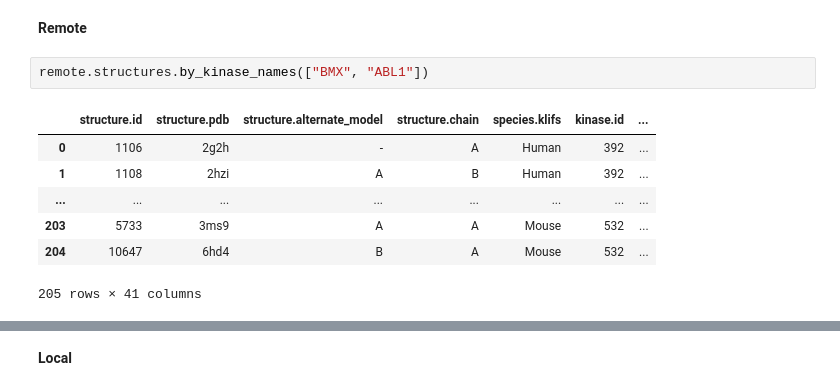
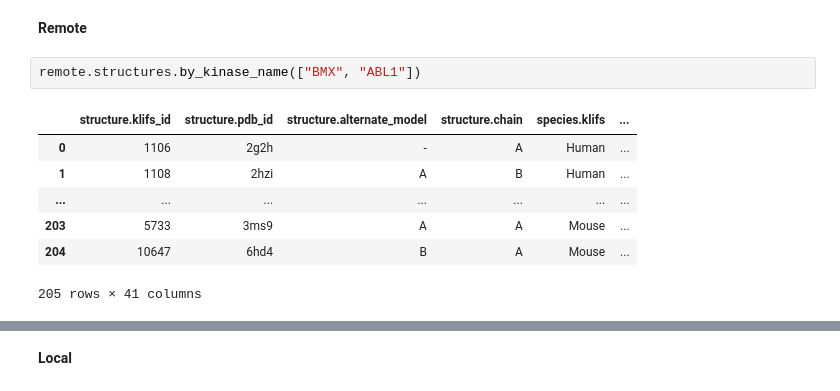
Before and after one commit to volkamerlab/opencadd, a Jupyter notebook: docs/tutorials/databases_klifs.ipynb, the cells around one changed output, grey strips where cells are left out. Drawn from its saved outputs; the diff is of its cells as text.

```diff
--- a/docs/tutorials/databases_klifs.ipynb
+++ b/docs/tutorials/databases_klifs.ipynb
@@ -728,14 +770,14 @@ Input values yield no results.
 # %% [markdown]
 __Remote__
 # %%
-remote.structures.by_kinase_names(["BMX", "ABL1"])
+remote.structures.by_kinase_name(["BMX", "ABL1"])
 # %% [output]
-|  | structure.id | structure.pdb | structure.alternate_model | structure.chain | species.klifs | kinase.id | ... |
-| 0 | 1106 | 2g2h | - | A | Human | 392 | ... |
-| 1 | 1108 | 2hzi | A | B | Human | 392 | ... |
-| ... | ... | ... | ... | ... | ... | ... | ... |
-| 203 | 5733 | 3ms9 | A | A | Mouse | 532 | ... |
-| 204 | 10647 | 6hd4 | B | A | Mouse | 532 | ... |
+|  | structure.klifs_id | structure.pdb_id | structure.alternate_model | structure.chain | species.klifs | ... |
+| 0 | 1106 | 2g2h | - | A | Human | ... |
+| 1 | 1108 | 2hzi | A | B | Human | ... |
+| ... | ... | ... | ... | ... | ... | ... |
+| 203 | 5733 | 3ms9 | A | A | Mouse | ... |
+| 204 | 10647 | 6hd4 | B | A | Mouse | ... |
 205 rows × 41 columns
 # %%
 try:
```
Also changed, not shown: parts of 100 cells of this notebook.
